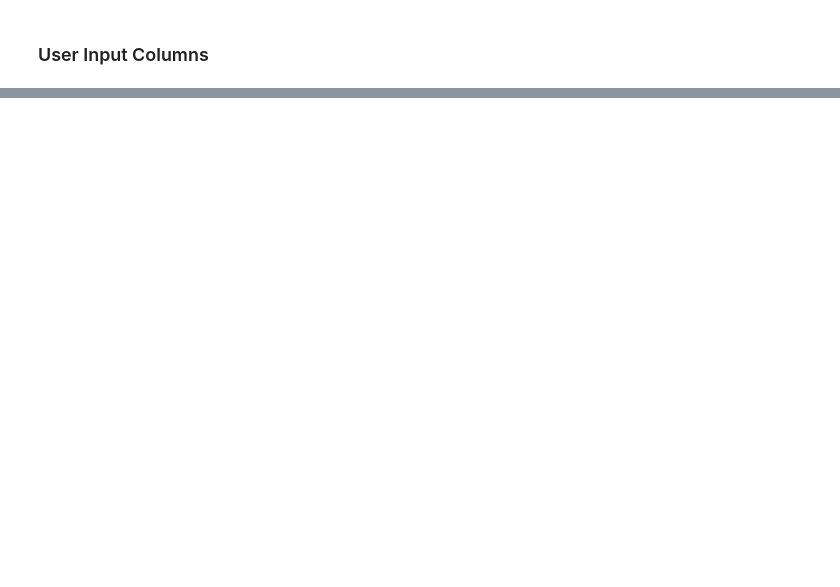
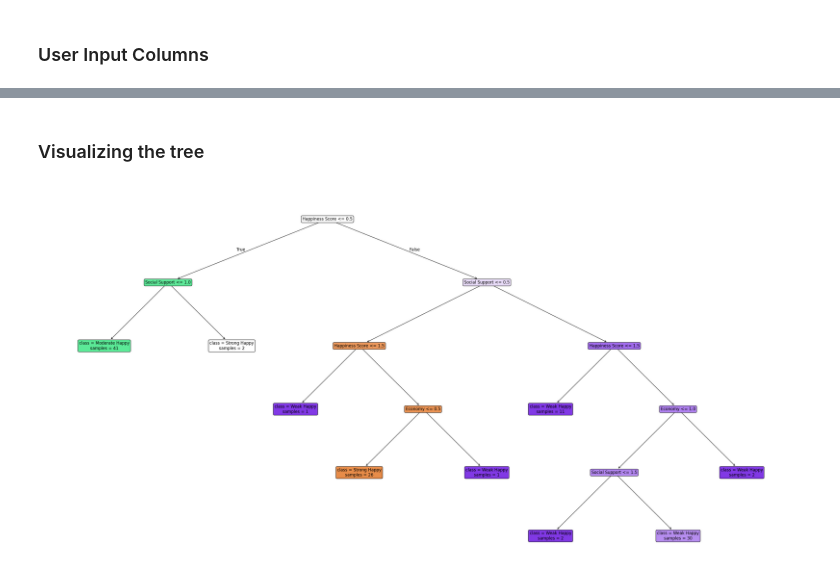
Before and after one commit to fairuznawar122/World-Happiness-Classification, a Jupyter notebook: World_Happiness_Decision_Tree.ipynb, the cells around one changed output, grey strips where cells are left out. Drawn from its saved outputs; the diff is of its cells as text; code cells hidden in the pictures; blank space fills up the shorter version.

```diff
--- a/World_Happiness_Decision_Tree.ipynb
+++ b/World_Happiness_Decision_Tree.ipynb
@@ -241,7 +201,7 @@ bin_edges
 from sklearn.tree import DecisionTreeRegressor
 import numpy as np
 
-X = df[['Health', 'Freedom', 'Family','Trust', 'Generosity']]  # Features that influence Economy
+X = df[['Health', 'Freedom','Trust', 'Generosity']]  # Features that influence Economy
 y = df['Economy']  # Economy is the target
 
 tree_reg = DecisionTreeRegressor(max_depth=3, random_state=42)
@@ -262,4 +222,5 @@ bin_labels = ['Low', 'Moderate', 'High']
 
 # Categorize Economy into bins
 df['Economy'] = pd.cut(df['Economy'], bins=bin_edges, labels=bin_labels)
+df
 # %% [output]
@@ -270,10 +245,12 @@ n_bins = 3
 category_labels = ['Low', 'Medium', 'High']
 # Create equal-width bins for each column
 for column in df.columns:
+    if column=="Economy" or column=="Category":
+      continue
     min_val = df[column].min()- 1e-3  # Minimum value
     max_val = df[column].max()  # Maximum value
     bins = [min_val, min_val + (max_val - min_val) / 3, min_val + 2 * (max_val - min_val) / 3, max_val]
     df[column] = pd.cut(df[column], bins=bins, labels=category_labels)
 
-print(df)
+df
 # %% [output]
@@ -426,0 +368,4 @@ NameError: name 'df' is not defined
+# %%
+df=selected_df
+df= pd.concat([df, final_df], axis=1)
+df
@@ -426,0 +435,33 @@ NameError: name 'df' is not defined
+# %% [markdown]
+### Visualizing the tree
+# %%
+plt.rcParams.update({'font.size': 16})
+plt.figure(figsize=(40, 20))  # Set the size of the plot
+ax = plot_tree(tree_model,
+               filled=True,
+               feature_names=X.columns,
+               class_names= ['Strong Happy', 'Moderate Happy', 'Weak Happy'],
+               impurity=False,    # Remove Gini impurity
+               node_ids=False,    # Remove node ids
+               proportion=False,  # Remove proportions
+               rounded=True,
+               fontsize=12)      # Make nodes rounded
+
+# Loop through the nodes and remove the "value" label from them
+for ax_ in plt.gcf().axes:
+    for text in ax_.texts:
+        current_text = text.get_text().split("\n")
+
+        # If this is a leaf node, set the text to the class name only
+        if len(current_text) == 3:  # Leaf node (only class name)
+            class_name = current_text[2] + "\n"
+            class_name += current_text[0]  # Extract class name
+            text.set_text(class_name)  # Set only the class name text
+
+        elif len(current_text) > 3:  # Non-leaf node (feature name)
+            feature_name = current_text[0]  # The feature name part
+            text.set_text(feature_name)  # Set only the feature name text
+
+plt.show()
+# %% [output]
+[figure, added]
```
Also changed, not shown: parts of 24 cells of this notebook.
